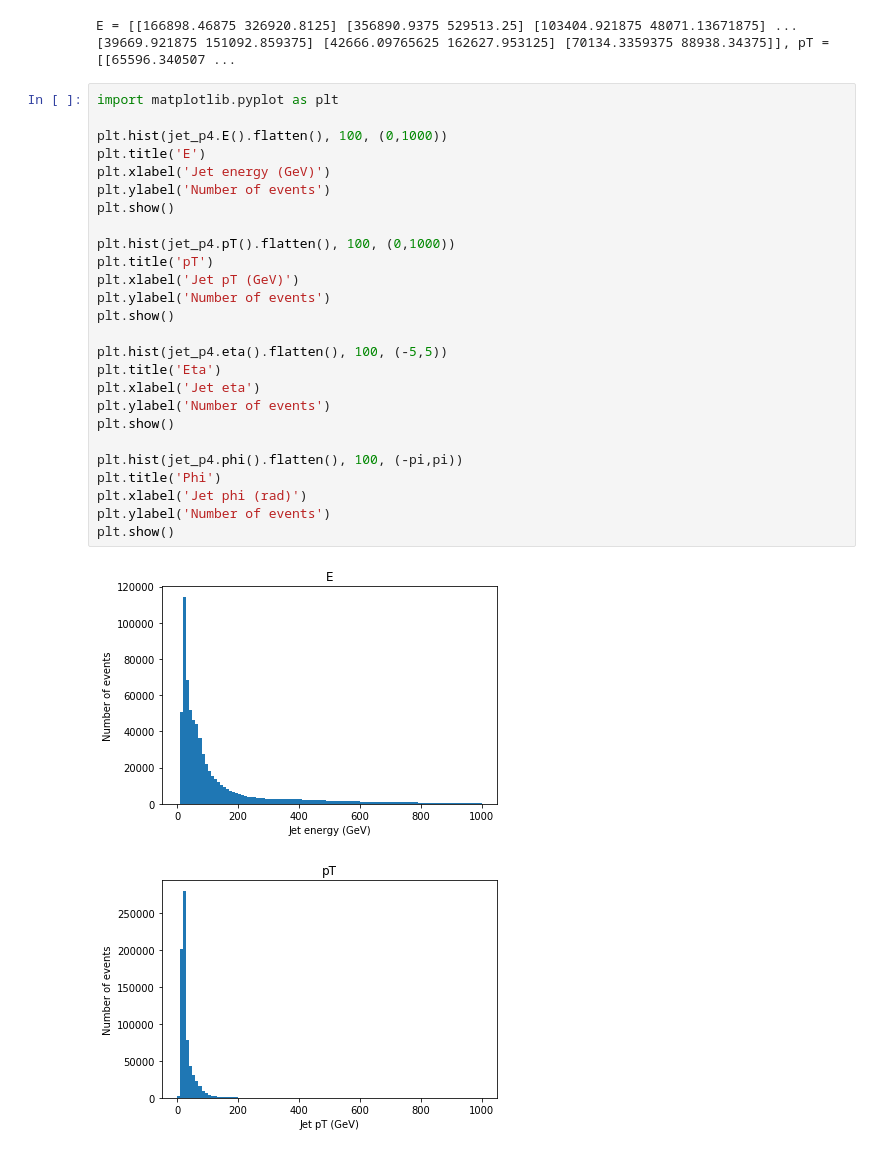
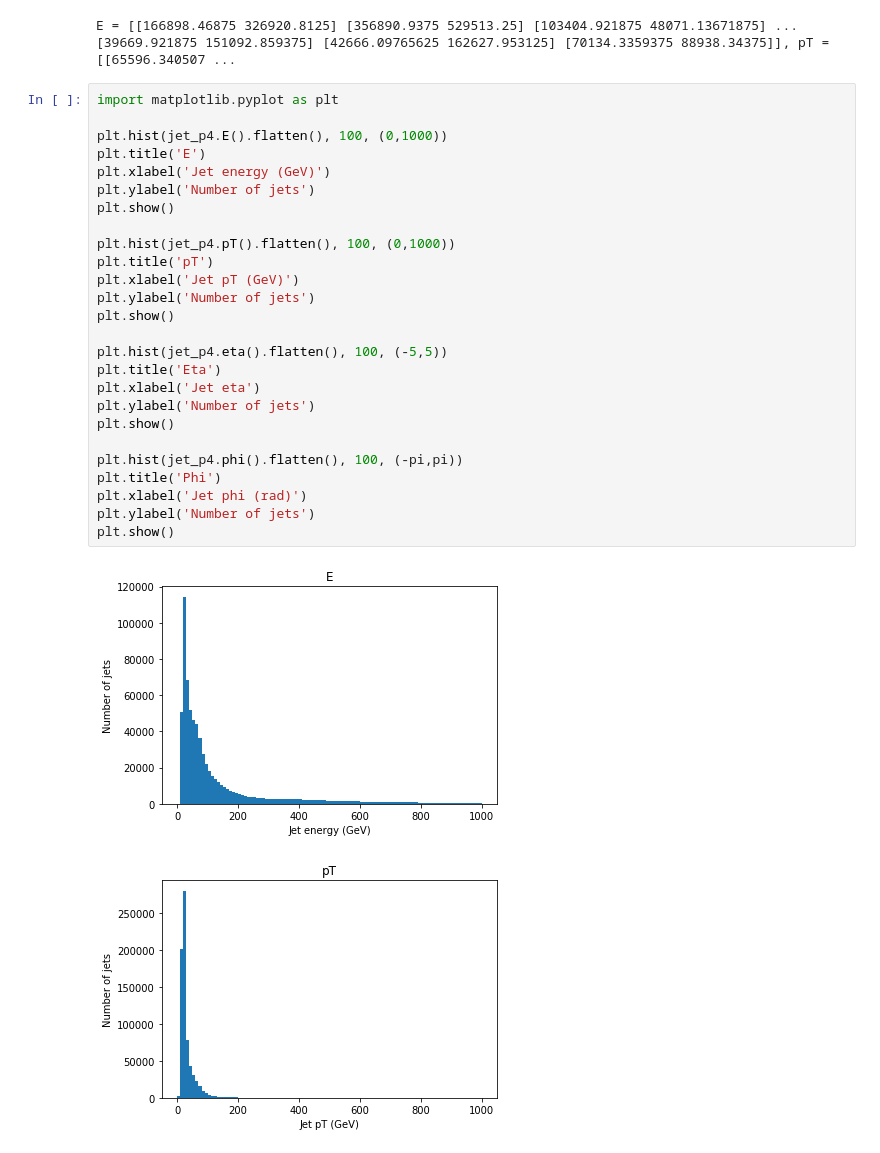
Before and after one commit to masonproffitt/BDTTrainingAnalysisLanguage, a Jupyter notebook: examples/p4_test.ipynb, the cells around one changed output. Drawn from its saved outputs; the diff is of its cells as text.

```diff
--- a/examples/p4_test.ipynb
+++ b/examples/p4_test.ipynb
@@ -202,29 +202,29 @@ E = [[166898.46875 326920.8125] [356890.9375 529513.25] [103404.921875 48071.136
 # %%
 import matplotlib.pyplot as plt
 
 plt.hist(jet_p4.E().flatten(), 100, (0,1000))
 plt.title('E')
 plt.xlabel('Jet energy (GeV)')
-plt.ylabel('Number of events')
+plt.ylabel('Number of jets')
 plt.show()
 
 plt.hist(jet_p4.pT().flatten(), 100, (0,1000))
 plt.title('pT')
 plt.xlabel('Jet pT (GeV)')
-plt.ylabel('Number of events')
+plt.ylabel('Number of jets')
 plt.show()
 
 plt.hist(jet_p4.eta().flatten(), 100, (-5,5))
 plt.title('Eta')
 plt.xlabel('Jet eta')
-plt.ylabel('Number of events')
+plt.ylabel('Number of jets')
 plt.show()
 
 plt.hist(jet_p4.phi().flatten(), 100, (-pi,pi))
 plt.title('Phi')
 plt.xlabel('Jet phi (rad)')
-plt.ylabel('Number of events')
+plt.ylabel('Number of jets')
 plt.show()
 # %% [output]
-[figure, old version]
+[figure, new version]
-[figure, old version]
+[figure, new version]
```
Also changed, not shown: parts of 4 cells of this notebook.
